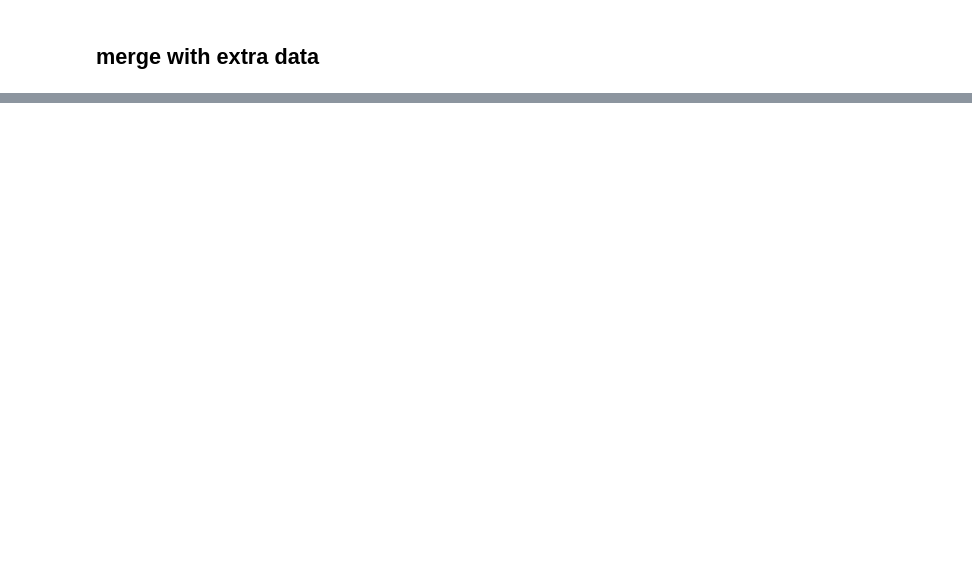
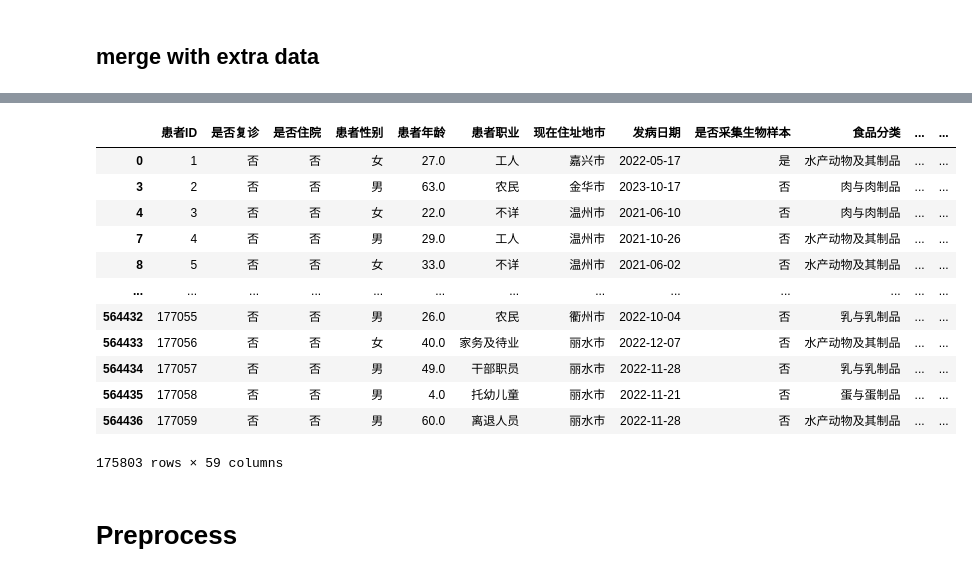
Before and after one commit to QuikZiHao/food_disease_predict, a Jupyter notebook: data preprocess.ipynb, the cells around one changed output, grey strips where cells are left out. Drawn from its saved outputs; the diff is of its cells as text; code cells hidden in the pictures; blank space fills up the shorter version.

Commit message:
complete preprocess

```diff
--- a/data preprocess.ipynb
+++ b/data preprocess.ipynb
@@ -121,3 +256,7 @@ df.to_csv("data/data.csv", index=False, encoding="utf-8-sig")
 # %%
-df_extra = pd.read_excel("data\extra_data.xlsx", engine="openpyxl")
+df_extra = pd.read_excel("data\Copy of extra_data.xlsx", engine="openpyxl")
+# %%
+df_extra = df_extra.loc[:, "气候政策不确定性指数":]
+# %%
+df_combined = pd.concat([df, df_extra], axis=1)
 # %%
@@ -140,3 +279,21 @@ Index(['地区名称', '发病日期', '年份', '气候政策不确定性指数
        '环境与资源-日照时数-11月日照时数（0.1小时）', '环境与资源-日照时数-12月日照时数（0.1小时）',
        '环境与资源-日照时数-全年日照时数（0.1小时）'],
       dtype='object')
+# %%
+df_combined = df_combined.drop_duplicates(subset=" 患者ID", keep="first")
+# %%
+df_combined
+# %% [output]
+|  | 患者ID | 是否复诊 | 是否住院 | 患者性别 | 患者年龄 | 患者职业 | 现在住址地市 | 发病日期 | 是否采集生物样本 | 食品分类 | ... | ... |
+| 0 | 1 | 否 | 否 | 女 | 27.0 | 工人 | 嘉兴市 | 2022-05-17 | 是 | 水产动物及其制品 | ... | ... |
+| 3 | 2 | 否 | 否 | 男 | 63.0 | 农民 | 金华市 | 2023-10-17 | 否 | 肉与肉制品 | ... | ... |
+| 4 | 3 | 否 | 否 | 女 | 22.0 | 不详 | 温州市 | 2021-06-10 | 否 | 肉与肉制品 | ... | ... |
+| 7 | 4 | 否 | 否 | 男 | 29.0 | 工人 | 温州市 | 2021-10-26 | 否 | 水产动物及其制品 | ... | ... |
+| 8 | 5 | 否 | 否 | 女 | 33.0 | 不详 | 温州市 | 2021-06-02 | 否 | 水产动物及其制品 | ... | ... |
+| ... | ... | ... | ... | ... | ... | ... | ... | ... | ... | ... | ... | ... |
+| 564432 | 177055 | 否 | 否 | 男 | 26.0 | 农民 | 衢州市 | 2022-10-04 | 否 | 乳与乳制品 | ... | ... |
+| 564433 | 177056 | 否 | 否 | 女 | 40.0 | 家务及待业 | 丽水市 | 2022-12-07 | 否 | 水产动物及其制品 | ... | ... |
+| 564434 | 177057 | 否 | 否 | 男 | 49.0 | 干部职员 | 丽水市 | 2022-11-28 | 否 | 乳与乳制品 | ... | ... |
+| 564435 | 177058 | 否 | 否 | 男 | 4.0 | 托幼儿童 | 丽水市 | 2022-11-21 | 否 | 蛋与蛋制品 | ... | ... |
+| 564436 | 177059 | 否 | 否 | 男 | 60.0 | 离退人员 | 丽水市 | 2022-11-28 | 否 | 水产动物及其制品 | ... | ... |
+175803 rows × 59 columns
@@ -142,0 +302,2 @@ Index(['地区名称', '发病日期', '年份', '气候政策不确定性指数
+# %% [markdown]
+# Preprocess
```
Also changed, not shown: parts of 52 cells of this notebook, 2 other files.
